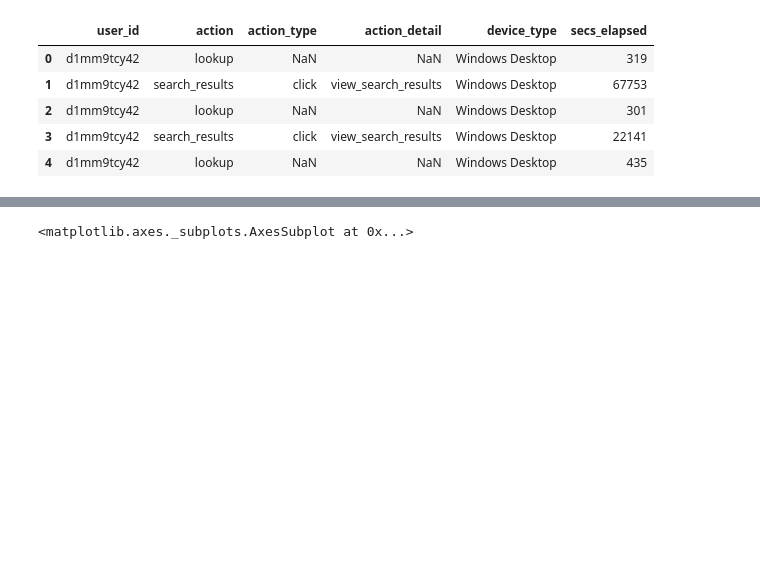
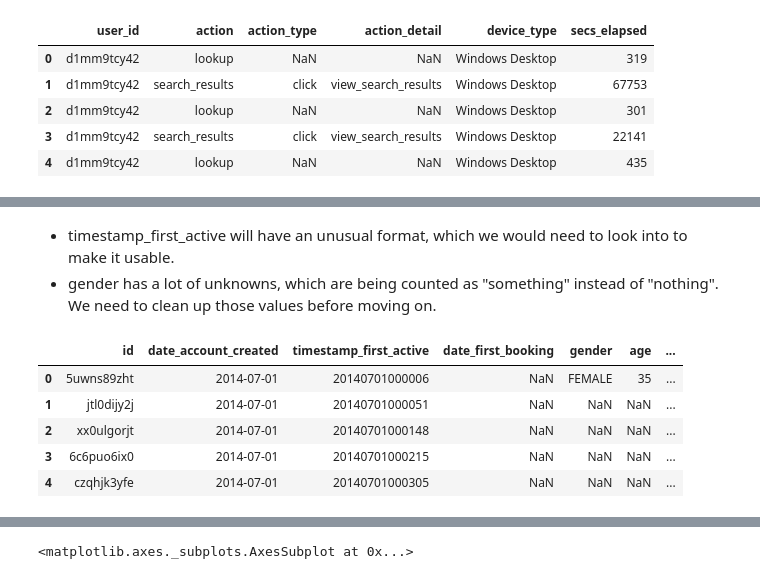
Before and after one commit to mirunapopa/DS-Intensive, a Jupyter notebook: data_exploration_project.ipynb, the cells around one changed output, grey strips where cells are left out. Cells and saved outputs as stored; diff of their text form; code cells hidden in the pictures; blank space fills up the shorter version.

Commit message:
slightly cleaned up data.

```diff
--- a/data_exploration_project.ipynb
+++ b/data_exploration_project.ipynb
@@ -53,0 +83,15 @@ sessions.head()
+# %% [markdown]
+* timestamp_first_active will have an unusual format, which we would need to look into to make it usable.
+* gender has a lot of unknowns, which are being counted as "something" instead of "nothing". We need to clean up those values before moving on.
+# %%
+# Cleaning up nan's
+test_users.replace("-unknown-", np.nan, inplace = True)
+train_users.replace("-unknown-", np.nan, inplace = True)
+test_users.head()
+# %% [output]
+|  | id | date_account_created | timestamp_first_active | date_first_booking | gender | age | ... |
+| 0 | 5uwns89zht | 2014-07-01 | 20140701000006 | NaN | FEMALE | 35 | ... |
+| 1 | jtl0dijy2j | 2014-07-01 | 20140701000051 | NaN | NaN | NaN | ... |
+| 2 | xx0ulgorjt | 2014-07-01 | 20140701000148 | NaN | NaN | NaN | ... |
+| 3 | 6c6puo6ix0 | 2014-07-01 | 20140701000215 | NaN | NaN | NaN | ... |
+| 4 | czqhjk3yfe | 2014-07-01 | 20140701000305 | NaN | NaN | NaN | ... |
```
Also changed, not shown: parts of 27 cells of this notebook.
